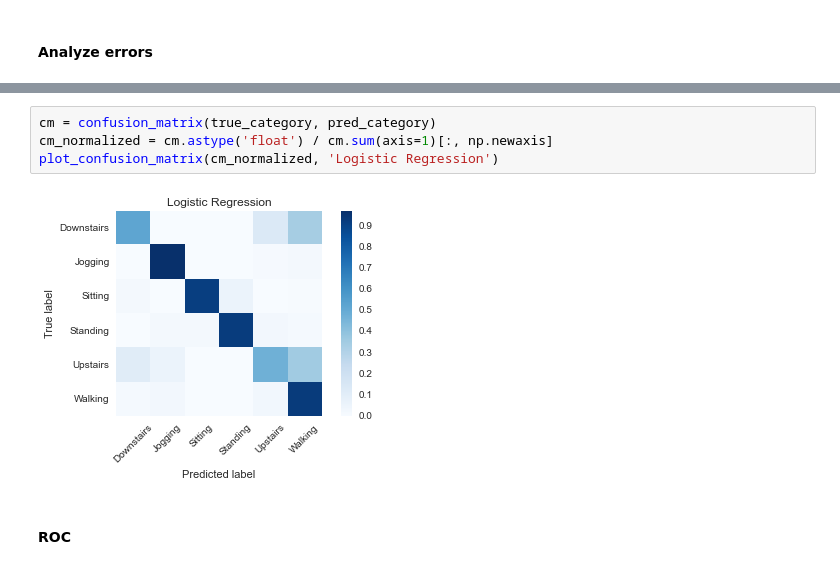
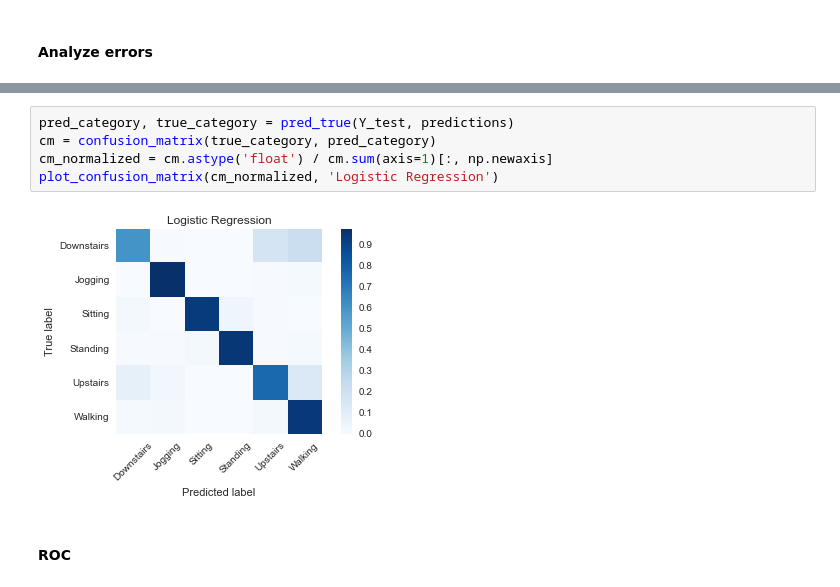
Before and after one commit to bshurick/ischool, a Jupyter notebook: Capstone/actitracker_models.ipynb, the cells around one changed output, grey strips where cells are left out. Drawn from its saved outputs; the diff is of its cells as text.

```diff
--- a/Capstone/actitracker_models.ipynb
+++ b/Capstone/actitracker_models.ipynb
@@ -597,9 +642,10 @@ analyze_errors(true_category, pred_category)
 # %%
+pred_category, true_category = pred_true(Y_test, predictions)
 cm = confusion_matrix(true_category, pred_category)
 cm_normalized = cm.astype('float') / cm.sum(axis=1)[:, np.newaxis]
 plot_confusion_matrix(cm_normalized, 'Logistic Regression')
 # %% [output]
-[figure, old version]
+[figure, new version]
 # %% [markdown]
 #### ROC
 # %%
```
Also changed, not shown: parts of 40 cells of this notebook, 1 other file.
